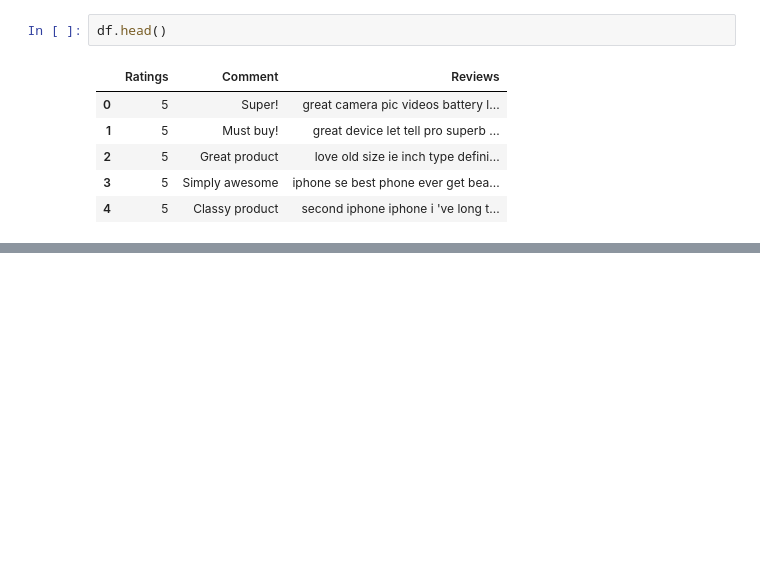
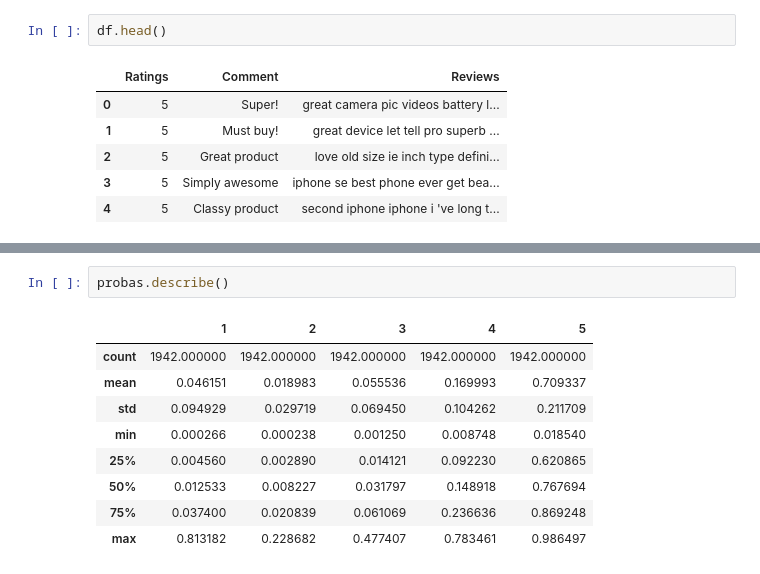
Before and after one commit to adozz78/NLP_Iphone_Project, a Jupyter notebook: Baseline_model.ipynb, the cells around one changed output, grey strips where cells are left out. Saved outputs shown, nothing was run; the diff lists cells and outputs as text; blank space fills up the shorter version.

```diff
--- a/Baseline_model.ipynb
+++ b/Baseline_model.ipynb
@@ -29,0 +238,12 @@ df.head()
+# %%
+probas.describe()
+# %% [output]
+|  | 1 | 2 | 3 | 4 | 5 |
+| count | 1942.000000 | 1942.000000 | 1942.000000 | 1942.000000 | 1942.000000 |
+| mean | 0.046151 | 0.018983 | 0.055536 | 0.169993 | 0.709337 |
+| std | 0.094929 | 0.029719 | 0.069450 | 0.104262 | 0.211709 |
+| min | 0.000266 | 0.000238 | 0.001250 | 0.008748 | 0.018540 |
+| 25% | 0.004560 | 0.002890 | 0.014121 | 0.092230 | 0.620865 |
+| 50% | 0.012533 | 0.008227 | 0.031797 | 0.148918 | 0.767694 |
+| 75% | 0.037400 | 0.020839 | 0.061069 | 0.236636 | 0.869248 |
+| max | 0.813182 | 0.228682 | 0.477407 | 0.783461 | 0.986497 |
```
Also changed, not shown: parts of 30 cells of this notebook, 1 other file.
